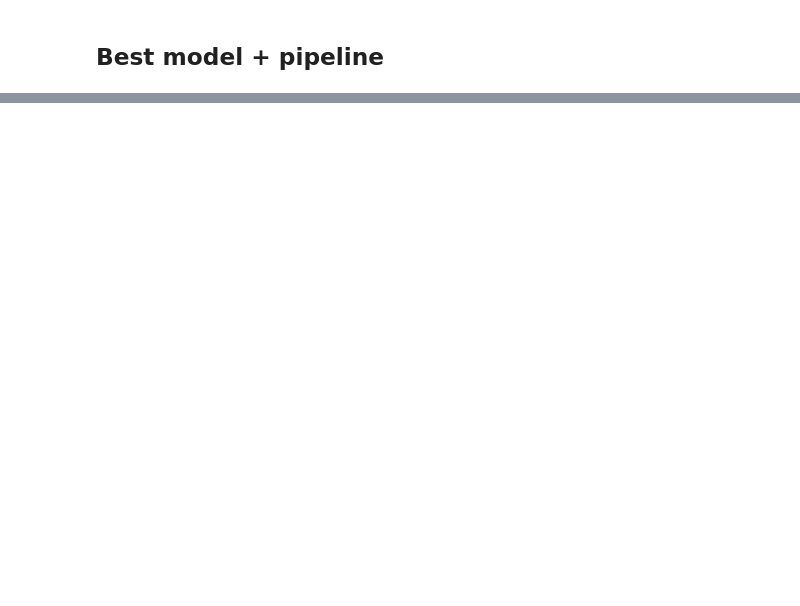
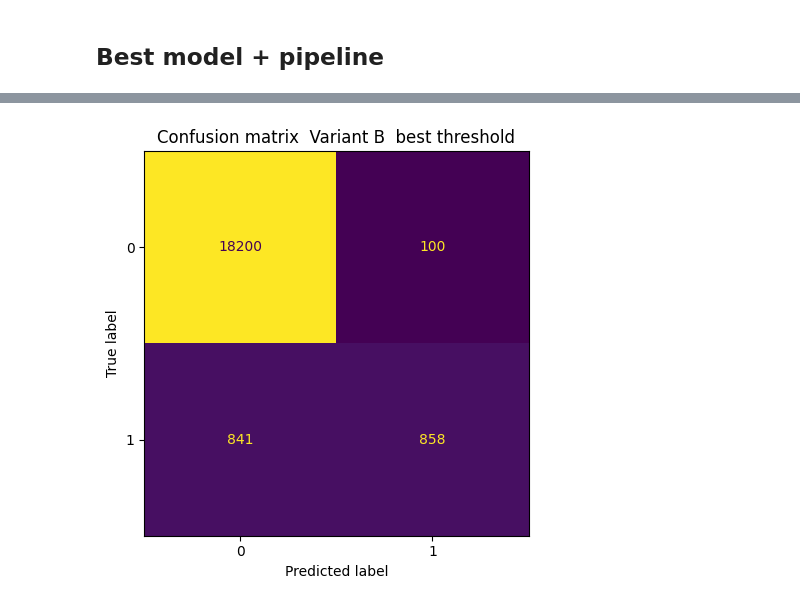
Before and after one commit to esthervanhelmont/ToU-IC2-Classification, a Jupyter notebook: Notebooks/02. IC2_Classification_Diabeter_ML.ipynb, the cells around one changed output, grey strips where cells are left out. Cells and saved outputs as stored; diff of their text form; code cells hidden in the pictures; blank space fills up the shorter version.

```diff
--- a/Notebooks/02. IC2_Classification_Diabeter_ML.ipynb
+++ b/Notebooks/02. IC2_Classification_Diabeter_ML.ipynb
@@ -669,0 +1134,82 @@ One line takeaway
+# %%
+# Final wrap up
+# test the saved best model  make key plots  and save figures
+
+import os
+import json
+import numpy as np
+import pandas as pd
+import matplotlib.pyplot as plt
+from joblib import load
+from sklearn.metrics import (
+    precision_score, recall_score, f1_score, roc_auc_score,
+    confusion_matrix, ConfusionMatrixDisplay,
+    roc_curve, auc, precision_recall_curve, average_precision_score
+)
+
+# paths from your previous cell
+model_path = "models/variantB_rf_best.pkl"
+meta_path  = "models/variantB_rf_best_meta.json"
+
+# load model and metadata
+model = load(model_path)
+with open(meta_path, "r") as f:
+    meta = json.load(f)
+
+thr = float(meta["threshold"])
+os.makedirs("models/figs", exist_ok=True)
+
+# predict on test
+y_proba = model.predict_proba(X_test)[:, 1]
+y_pred  = (y_proba >= thr).astype(int)
+
+# small metrics table
+final_metrics = pd.DataFrame([{
+    "threshold": round(thr, 3),
+    "precision": round(precision_score(y_test, y_pred, zero_division=0), 4),
+    "recall":    round(recall_score(y_test, y_pred, zero_division=0), 4),
+    "f1":        round(f1_score(y_test, y_pred, zero_division=0), 4),
+    "roc_auc":   round(roc_auc_score(y_test, y_proba), 4)
+}])
+print("Final metrics at chosen threshold")
+print(final_metrics)
+
+# 1 confusion matrix at chosen threshold
+plt.figure(figsize=(5,4))
+ConfusionMatrixDisplay.from_predictions(y_test, y_pred, colorbar=False)
+plt.title("Confusion matrix  Variant B  best threshold")
+plt.tight_layout()
+plt.savefig("models/figs/confusion_matrix_variantB.png", dpi=150)
+plt.show()
+
+# 2 ROC curve
+fpr, tpr, _ = roc_curve(y_test, y_proba)
+roc_auc = auc(fpr, tpr)
+
+plt.figure(figsize=(6,5))
+plt.plot(fpr, tpr, lw=2, label=f"AUC = {roc_auc:.3f}")
+plt.plot([0,1], [0,1], lw=1, linestyle="--")
+plt.xlabel("False Positive Rate")
+plt.ylabel("True Positive Rate")
+plt.title("ROC curve  Variant B")
+plt.legend(loc="lower right")
+plt.tight_layout()
+plt.savefig("models/figs/roc_curve_variantB.png", dpi=150)
+plt.show()
+
+# 3 Precision Recall curve  better for imbalanced data
+prec, rec, _ = precision_recall_curve(y_test, y_proba)
+ap = average_precision_score(y_test, y_proba)
+
+plt.figure(figsize=(6,5))
+plt.plot(rec, prec, lw=2, label=f"AP = {ap:.3f}")
+plt.xlabel("Recall")
+plt.ylabel("Precision")
+plt.title("Precision Recall curve  Variant B")
+plt.legend(loc="lower left")
+plt.tight_layout()
+plt.savefig("models/figs/precision_recall_variantB.png", dpi=150)
+plt.show()
+
+print("Saved figures to models/figs/")
+# %% [output]
@@ -669,0 +1220 @@ One line takeaway
+[figure, added]
```
Also changed, not shown: parts of 22 cells of this notebook, 1 other file.
